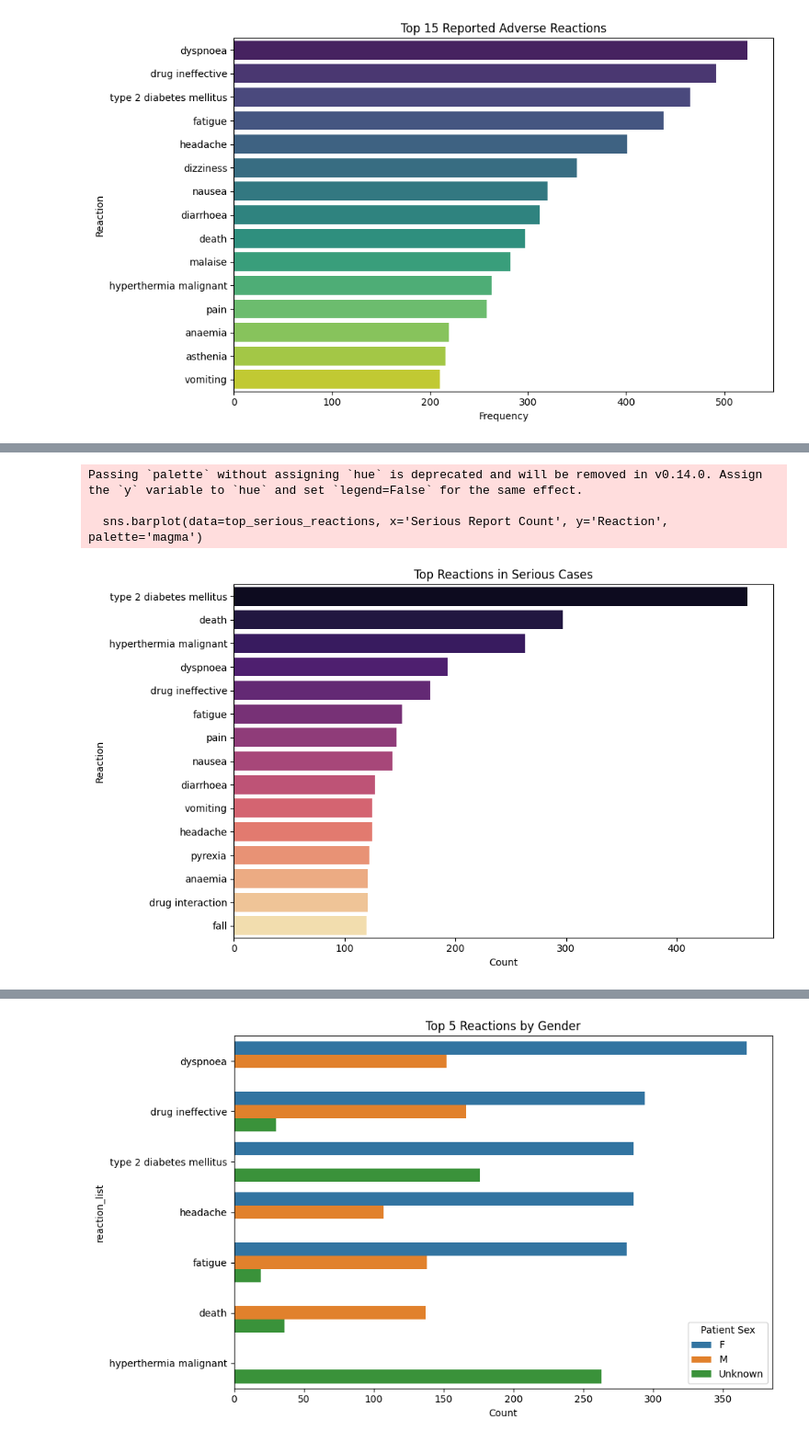
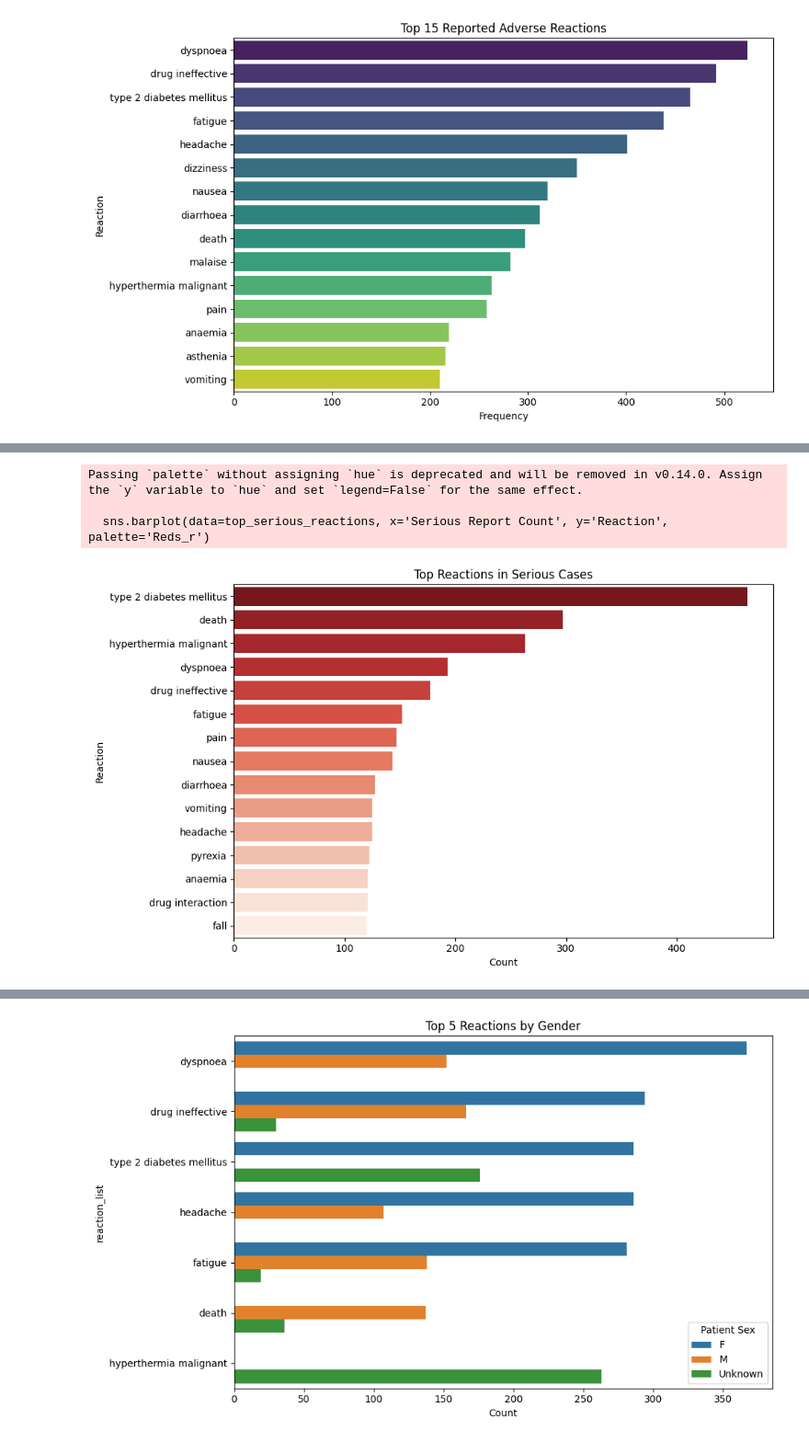
Before and after one commit to ShikhaYadav123/Pharmacovigilance-EDA-Analyzing-Adverse-Drug-Reactions-from-the-OpenFDA-Dataset, a Jupyter notebook: openfda_eda.ipynb, the cells around one changed output, grey strips where cells are left out. Shown at 92% size. Cells and saved outputs as stored; diff of their text form; code cells hidden in the pictures.

```diff
--- a/openfda_eda.ipynb
+++ b/openfda_eda.ipynb
@@ -592,22 +730,22 @@ Passing `palette` without assigning `hue` is deprecated and will be removed in v
 # %%
-#Reactions Most Often Marked as Serious
+
 
 # Merge with serious reports
 serious_reactions = pd.merge(df_primary[df_primary['Serious'] == 1][['Safety Report ID']],
                              df_reactions, on='Safety Report ID')
 
 top_serious_reactions = serious_reactions['reaction_list'].value_counts().head(15).reset_index()
 top_serious_reactions.columns = ['Reaction', 'Serious Report Count']
 
 plt.figure(figsize=(10,6))
-sns.barplot(data=top_serious_reactions, x='Serious Report Count', y='Reaction', palette='magma')
+sns.barplot(data=top_serious_reactions, x='Serious Report Count', y='Reaction', palette='Reds_r')
 plt.title('Top Reactions in Serious Cases')
 plt.xlabel('Count')
 plt.ylabel('Reaction')
 plt.tight_layout()
 plt.show()
 # %% [output]
 Passing `palette` without assigning `hue` is deprecated and will be removed in v0.14.0. Assign the `y` variable to `hue` and set `legend=False` for the same effect.
 
-  sns.barplot(data=top_serious_reactions, x='Serious Report Count', y='Reaction', palette='magma')
+  sns.barplot(data=top_serious_reactions, x='Serious Report Count', y='Reaction', palette='Reds_r')
-[figure, old version]
+[figure, new version]
```
Also changed, not shown: parts of 32 cells of this notebook.
